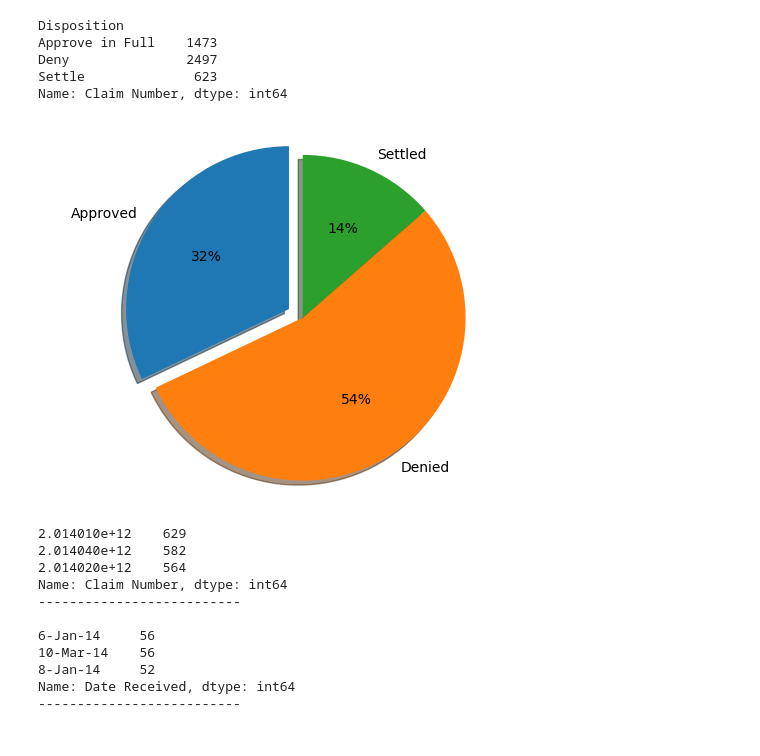
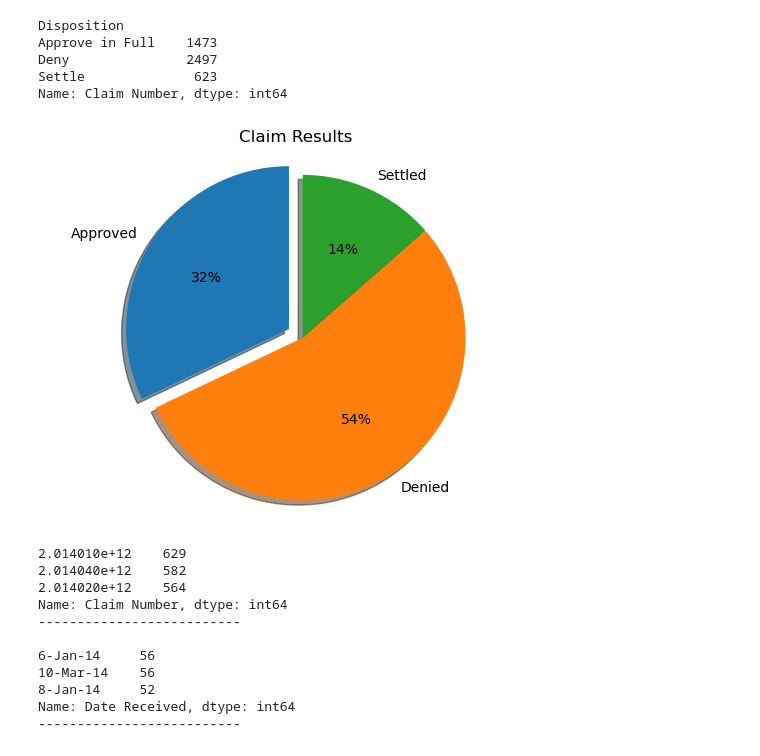
Before and after one commit to billywkim/Air_Travel_Analysis, a Jupyter notebook: Security_Delays/security_delays.ipynb, the cells around one changed output. Cells and saved outputs as stored; diff of their text form; code cells hidden in the pictures.

```diff
--- a/Security_Delays/security_delays.ipynb
+++ b/Security_Delays/security_delays.ipynb
@@ -202,16 +197,16 @@ Name: Claim Number, dtype: int64
 # %%
 labels = 'Approved', 'Denied', 'Settled'
 sizes = [1473, 2497, 623]
 explode = (0.1, 0, 0)  # only "explode" the 1st slice (i.e. 'Approved')
 
 fig1, ax1 = plt.subplots()
 ax1.pie(sizes, explode=explode, labels=labels, autopct='%1.f%%',
         shadow=True, startangle=90)
 ax1.axis('equal')  # Ensures that pie is drawn as a circle.
-
+ax1.set_title('Claim Results')
 plt.show()
 # %% [output]
-[figure, old version]
+[figure, new version]
 # %%
 # To summarize:
 
```
Also changed, not shown: parts of 2 cells of this notebook.
